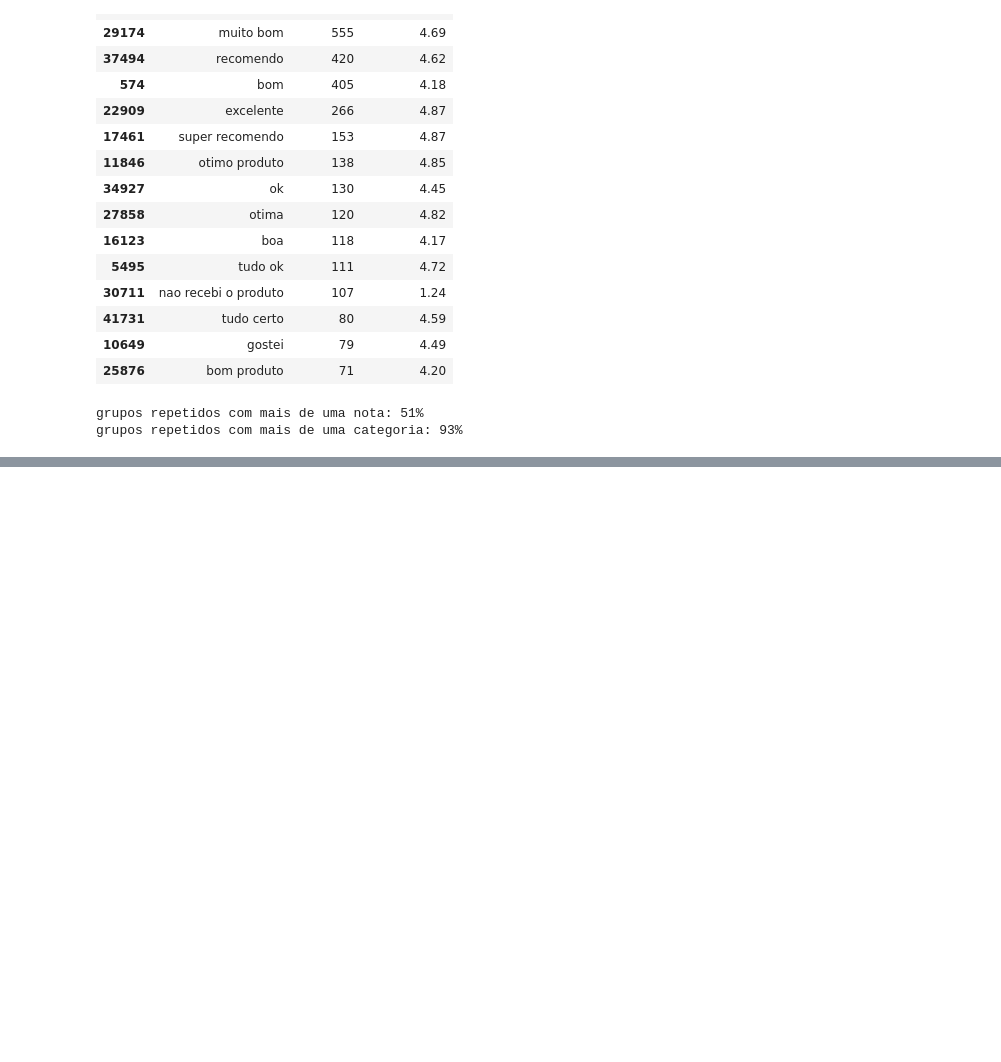
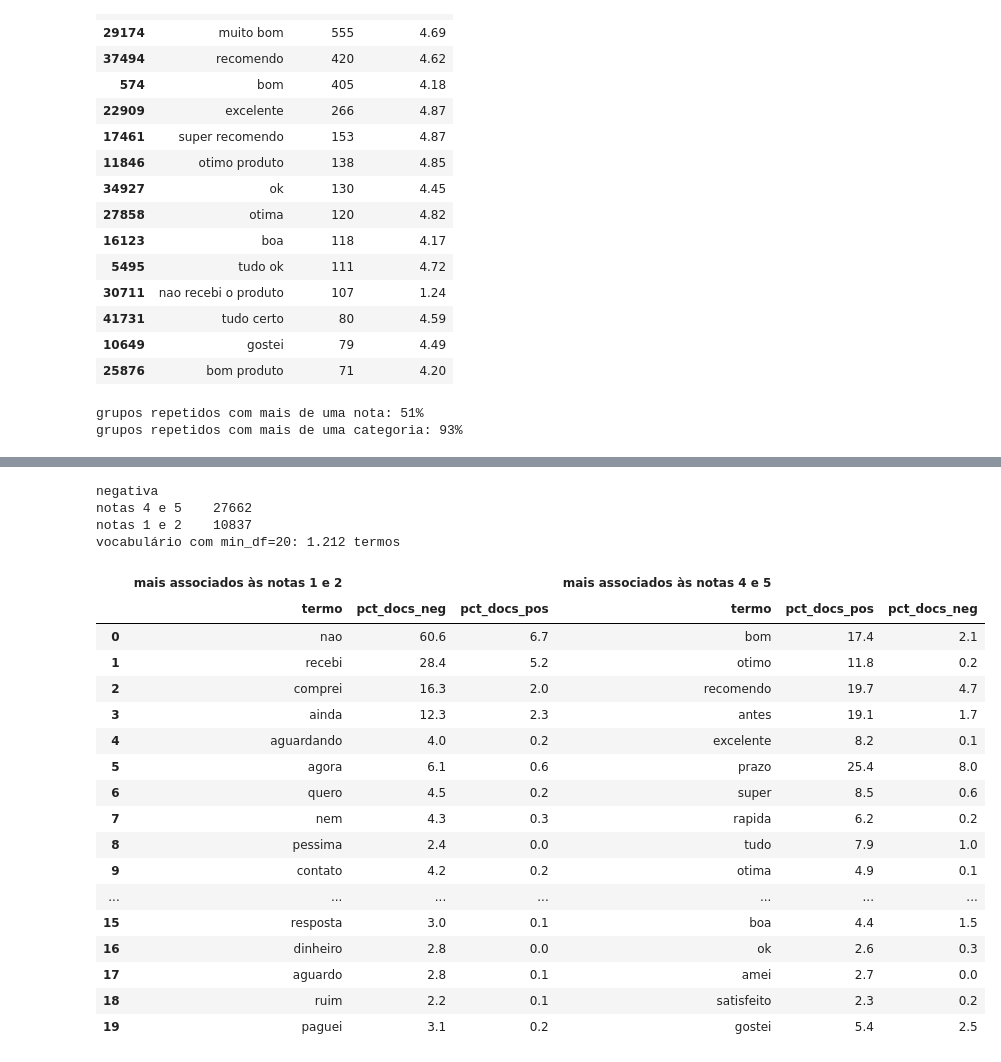
Before and after one commit to guillecosme/fiap-ai-scientist-tech-challenge-fase-04, a Jupyter notebook: notebooks/02_eda_textual.ipynb, the cells around one changed output, grey strips where cells are left out. Cells and saved outputs as stored; diff of their text form; code cells hidden in the pictures; blank space fills up the shorter version.

```diff
--- a/notebooks/02_eda_textual.ipynb
+++ b/notebooks/02_eda_textual.ipynb
@@ -219,0 +222,50 @@ Os termos que separam notas baixas e altas vêm na próxima etapa deste notebook
+# %%
+from sklearn.feature_extraction.text import TfidfVectorizer
+from sklearn.feature_selection import chi2
+
+polar = docs[docs["review_score"] != 3].copy()
+polar["negativa"] = (polar["review_score"] <= 2).astype(int)
+print(polar["negativa"].value_counts().rename({1: "notas 1 e 2", 0: "notas 4 e 5"}).to_string())
+
+vec = TfidfVectorizer(stop_words=sorted(stopwords()), min_df=20, token_pattern=r"(?u)\b[a-z][a-z0-9]+\b")
+X = vec.fit_transform(polar["text_norm"])
+termos = np.array(vec.get_feature_names_out())
+chi, pval = chi2(X, polar["negativa"])
+media_neg = np.asarray(X[polar["negativa"].to_numpy() == 1].mean(axis=0)).ravel()
+media_pos = np.asarray(X[polar["negativa"].to_numpy() == 0].mean(axis=0)).ravel()
+df_neg = np.asarray((X[polar["negativa"].to_numpy() == 1] > 0).mean(axis=0)).ravel()
+df_pos = np.asarray((X[polar["negativa"].to_numpy() == 0] > 0).mean(axis=0)).ravel()
+rank = pd.DataFrame({"termo": termos, "qui2": chi, "tfidf_neg": media_neg, "tfidf_pos": media_pos,
+                     "pct_docs_neg": 100 * df_neg, "pct_docs_pos": 100 * df_pos})
+rank["lado"] = np.where(rank["tfidf_neg"] > rank["tfidf_pos"], "negativo", "positivo")
+print(f"vocabulário com min_df=20: {len(termos):,} termos".replace(",", "."))
+# %% [output]
+negativa
+notas 4 e 5    27662
+notas 1 e 2    10837
+vocabulário com min_df=20: 1.212 termos
+# %%
+top_neg = rank[rank["lado"] == "negativo"].nlargest(20, "qui2")
+top_pos = rank[rank["lado"] == "positivo"].nlargest(20, "qui2")
+pd.concat([top_neg.reset_index(drop=True)[["termo", "pct_docs_neg", "pct_docs_pos"]].round(1),
+           top_pos.reset_index(drop=True)[["termo", "pct_docs_pos", "pct_docs_neg"]].round(1)],
+          axis=1, keys=["mais associados às notas 1 e 2", "mais associados às notas 4 e 5"])
+# %% [output]
+|  | mais associados às notas 1 e 2 |  |  | mais associados às notas 4 e 5 |  |  |
+|  | termo | pct_docs_neg | pct_docs_pos | termo | pct_docs_pos | pct_docs_neg |
+| 0 | nao | 60.6 | 6.7 | bom | 17.4 | 2.1 |
+| 1 | recebi | 28.4 | 5.2 | otimo | 11.8 | 0.2 |
+| 2 | comprei | 16.3 | 2.0 | recomendo | 19.7 | 4.7 |
+| 3 | ainda | 12.3 | 2.3 | antes | 19.1 | 1.7 |
+| 4 | aguardando | 4.0 | 0.2 | excelente | 8.2 | 0.1 |
+| 5 | agora | 6.1 | 0.6 | prazo | 25.4 | 8.0 |
+| 6 | quero | 4.5 | 0.2 | super | 8.5 | 0.6 |
+| 7 | nem | 4.3 | 0.3 | rapida | 6.2 | 0.2 |
+| 8 | pessima | 2.4 | 0.0 | tudo | 7.9 | 1.0 |
+| 9 | contato | 4.2 | 0.2 | otima | 4.9 | 0.1 |
+| ... | ... | ... | ... | ... | ... | ... |
+| 15 | resposta | 3.0 | 0.1 | boa | 4.4 | 1.5 |
+| 16 | dinheiro | 2.8 | 0.0 | ok | 2.6 | 0.3 |
+| 17 | aguardo | 2.8 | 0.1 | amei | 2.7 | 0.0 |
+| 18 | ruim | 2.2 | 0.1 | satisfeito | 2.3 | 0.2 |
+| 19 | paguei | 3.1 | 0.2 | gostei | 5.4 | 2.5 |
```
Also changed, not shown: parts of 4 cells of this notebook, 1 other file.
